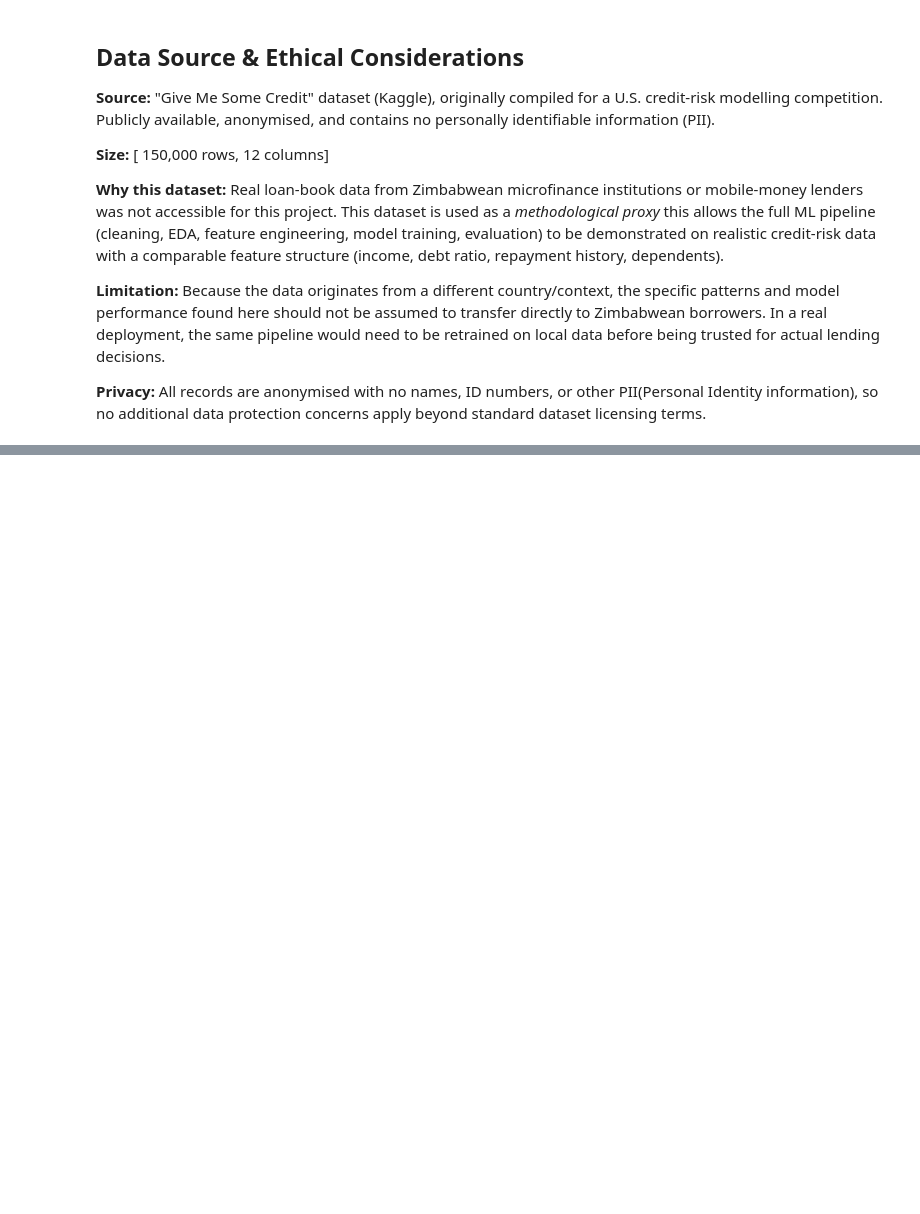
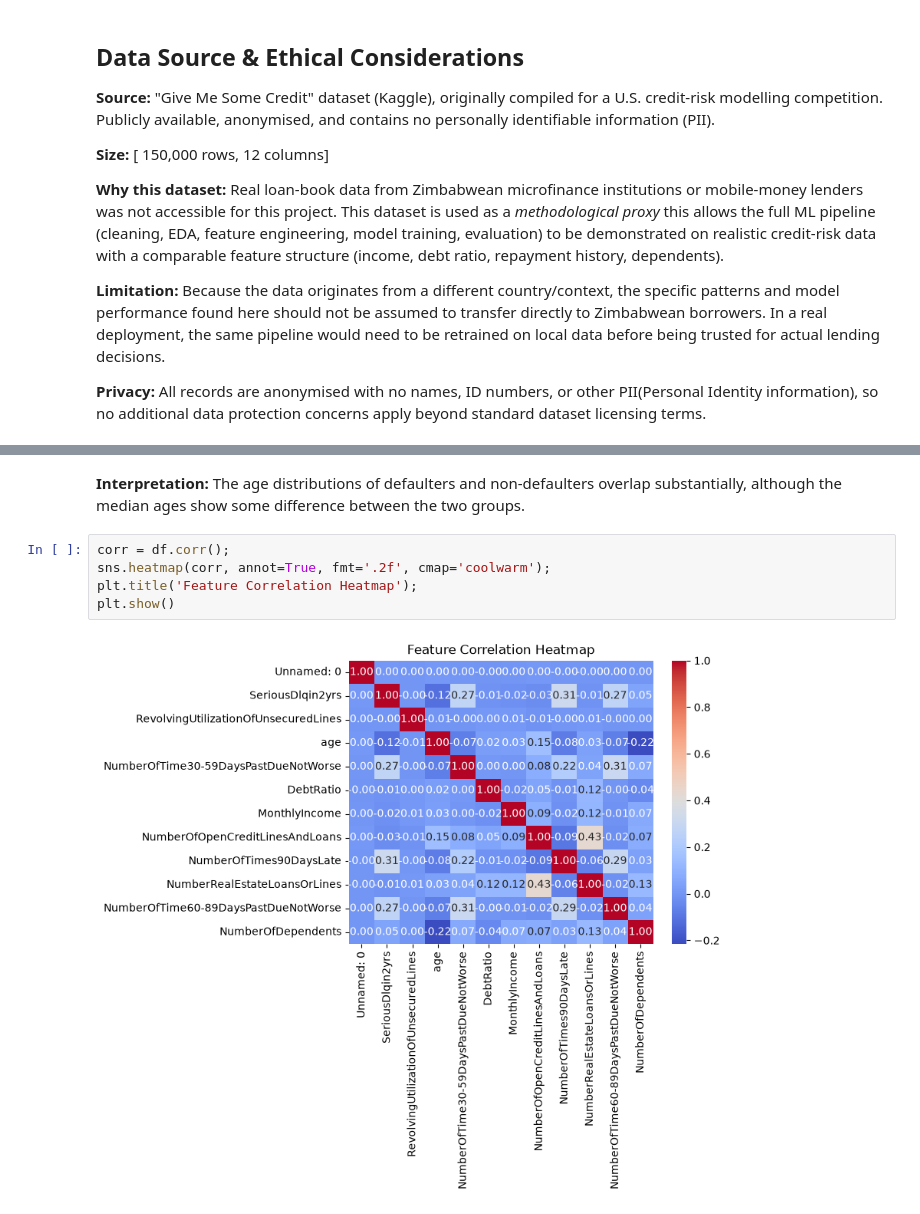
Before and after one commit to kaindtecla-cyber/Microfinance-loan-default-prediction, a Jupyter notebook: main.ipynb, the cells around one changed output, grey strips where cells are left out. Cells and saved outputs as stored; diff of their text form; blank space fills up the shorter version.

```diff
--- a/main.ipynb
+++ b/main.ipynb
@@ -109,0 +350,9 @@ no additional data protection concerns apply beyond standard dataset licensing t
+# %% [markdown]
+**Interpretation:** The age distributions of defaulters and non-defaulters overlap substantially, although the median ages show some difference between the two groups.
+# %%
+corr = df.corr();
+sns.heatmap(corr, annot=True, fmt='.2f', cmap='coolwarm');
+plt.title('Feature Correlation Heatmap');
+plt.show()
+# %% [output]
+[figure, added]
```
Also changed, not shown: parts of 44 cells of this notebook.
